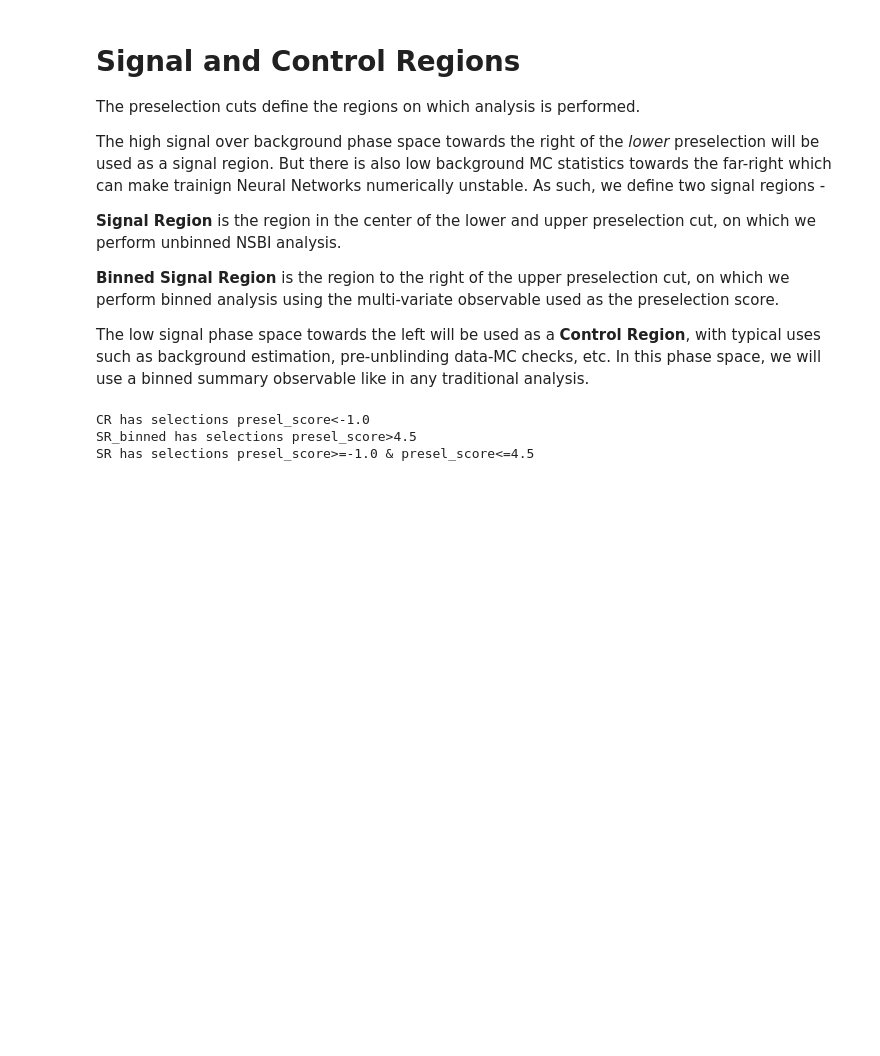
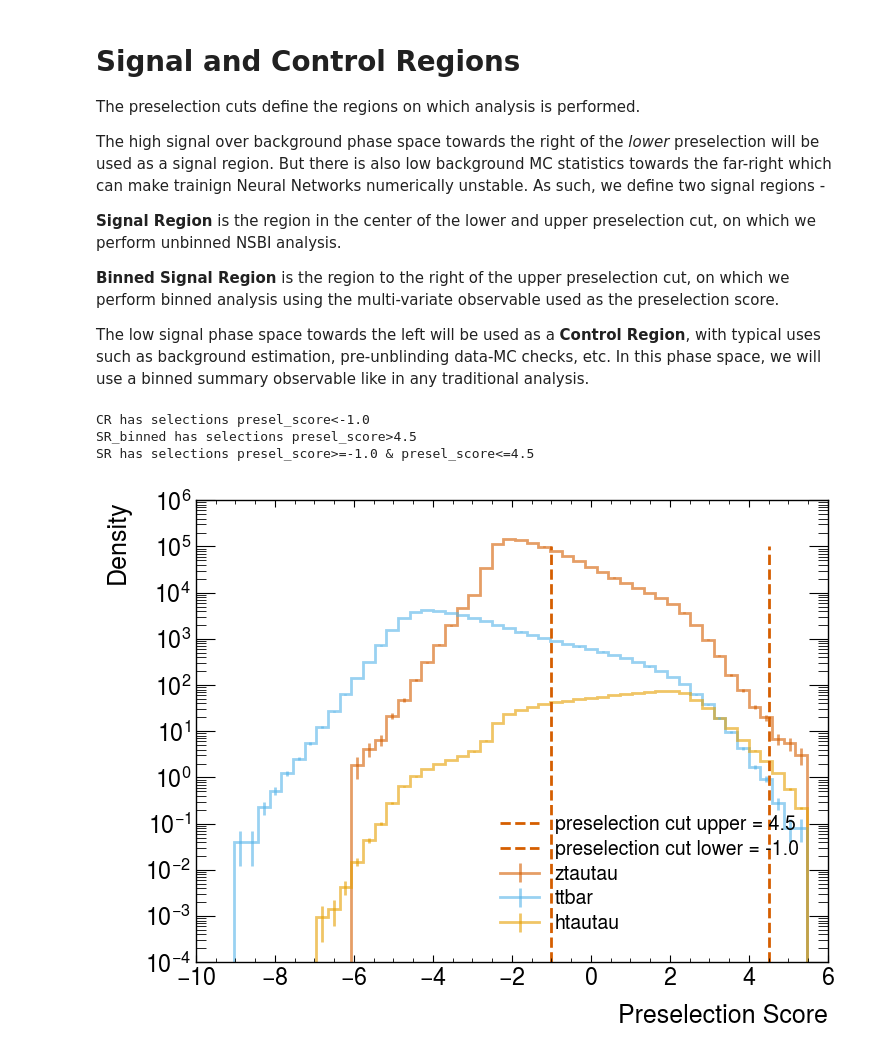
Before and after one commit to Ragansu/NSBI-workflow-tutorial, a Jupyter notebook: examples/FAIR_universe_Higgs_tautau/3_preselection_network.ipynb, the cells around one changed output. Saved outputs shown, nothing was run; the diff lists cells and outputs as text; code cells hidden in the pictures; blank space fills up the shorter version.

```diff
--- a/examples/FAIR_universe_Higgs_tautau/3_preselection_network.ipynb
+++ b/examples/FAIR_universe_Higgs_tautau/3_preselection_network.ipynb
@@ -143,4 +85,0 @@ where $P_c$ are the probability scores outputted from the softmax layer of the t
-# %%
-features, features_scaling = config.get_training_features()
-
-print(features)
@@ -289,18 +237,0 @@ plt.show()
-# %%
-# Same plot as above but with un-normalized event yields
-for key in train_label_sample_dict:
-    hep.histplot(hist_NN_output[key], bins = bins,
-             alpha = 0.6, label = key,
-             density = False, linewidth = 2.0,
-                 yerr = np.sqrt(hist_NN_output_errs[key]))
-
-plt.xlabel("Preselection Score", size=18)
-
-for key in preselection_cuts:
-    if preselection_cuts[key] != -999:
-        plt.axvline(preselection_cuts[key], ymax=0.9, linestyle='--', label=f'preselection cut {key} = {preselection_cuts[key]}')
-
-plt.ylabel("Density", size=18)
-plt.legend()
-plt.yscale('log')
-plt.show()
@@ -329,3 +258,23 @@ for count, region in enumerate(regions):
 CR has selections presel_score<-1.0
 SR_binned has selections presel_score>4.5
 SR has selections presel_score>=-1.0 & presel_score<=4.5
+# %%
+# Same plot as above but with un-normalized event yields
+for key in dataset_incl_dict["Nominal"].keys():
+    hep.histplot(hist_NN_output[key], bins = bins,
+             alpha = 0.6, label = key,
+             density = False, linewidth = 2.0,
+                 yerr = np.sqrt(hist_NN_output_errs[key]))
+
+plt.xlabel("Preselection Score", size=18)
+
+for key in preselection_cuts:
+    if preselection_cuts[key] != -999:
+        plt.axvline(preselection_cuts[key], ymax=0.9, linestyle='--', label=f'preselection cut {key} = {preselection_cuts[key]}')
+
+plt.ylabel("Density", size=18)
+plt.legend()
+plt.yscale('log')
+plt.show()
+# %% [output]
+[figure, added]
```
Also changed, not shown: parts of 26 cells of this notebook, 7 other files.
